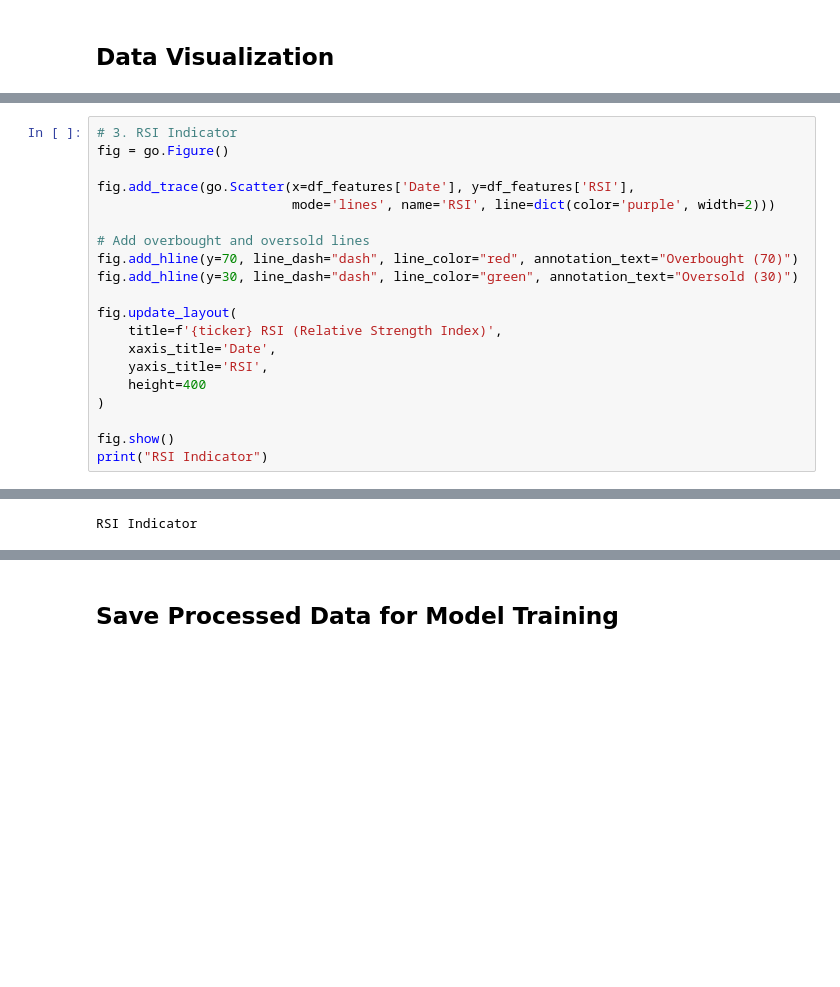
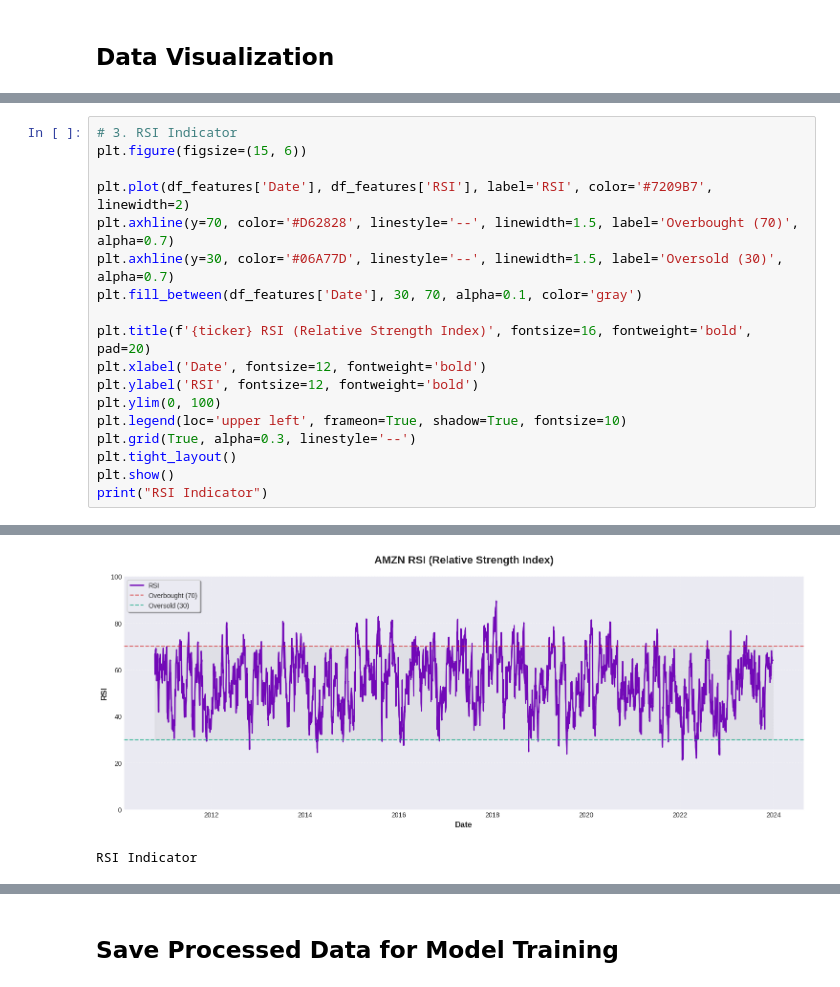
Before and after one commit to Kunj-Vadhiya/Stock-Price-prediction, a Jupyter notebook: main.ipynb, the cells around one changed output, grey strips where cells are left out. Saved outputs shown, nothing was run; the diff lists cells and outputs as text; blank space fills up the shorter version.

```diff
--- a/main.ipynb
+++ b/main.ipynb
@@ -364,22 +341,20 @@ print("Moving Averages")
 Moving Averages
 # %%
 # 3. RSI Indicator
-fig = go.Figure()
+plt.figure(figsize=(15, 6))
 
-fig.add_trace(go.Scatter(x=df_features['Date'], y=df_features['RSI'],
-                         mode='lines', name='RSI', line=dict(color='purple', width=2)))
+plt.plot(df_features['Date'], df_features['RSI'], label='RSI', color='#7209B7', linewidth=2)
+plt.axhline(y=70, color='#D62828', linestyle='--', linewidth=1.5, label='Overbought (70)', alpha=0.7)
+plt.axhline(y=30, color='#06A77D', linestyle='--', linewidth=1.5, label='Oversold (30)', alpha=0.7)
+plt.fill_between(df_features['Date'], 30, 70, alpha=0.1, color='gray')
 
-# Add overbought and oversold lines
-fig.add_hline(y=70, line_dash="dash", line_color="red", annotation_text="Overbought (70)")
-fig.add_hline(y=30, line_dash="dash", line_color="green", annotation_text="Oversold (30)")
-
-fig.update_layout(
-    title=f'{ticker} RSI (Relative Strength Index)',
-    xaxis_title='Date',
-    yaxis_title='RSI',
-    height=400
-)
-
-fig.show()
+plt.title(f'{ticker} RSI (Relative Strength Index)', fontsize=16, fontweight='bold', pad=20)
+plt.xlabel('Date', fontsize=12, fontweight='bold')
+plt.ylabel('RSI', fontsize=12, fontweight='bold')
+plt.ylim(0, 100)
+plt.legend(loc='upper left', frameon=True, shadow=True, fontsize=10)
+plt.grid(True, alpha=0.3, linestyle='--')
+plt.tight_layout()
+plt.show()
 print("RSI Indicator")
 # %% [output]
@@ -387,3 +361,4 @@ print("RSI Indicator")
+[figure, added]
 RSI Indicator
 # %%
 # 4. MACD Indicator
```
Also changed, not shown: parts of 6 cells of this notebook.
